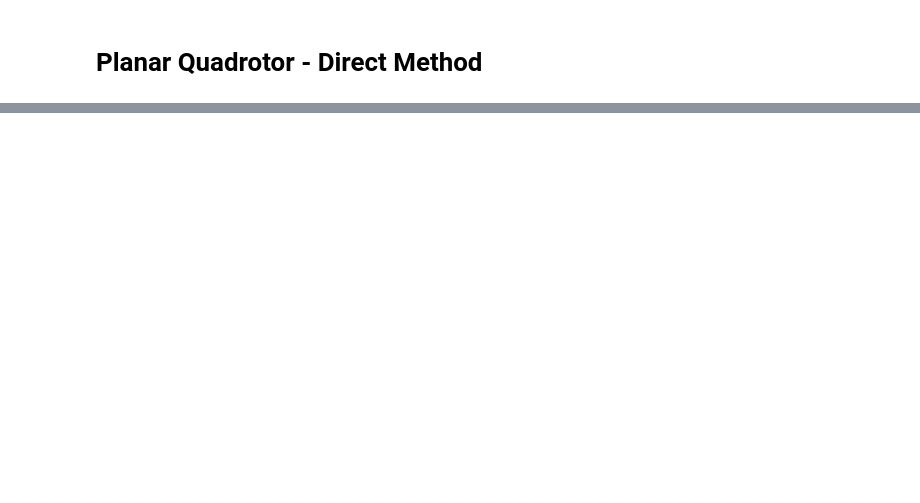
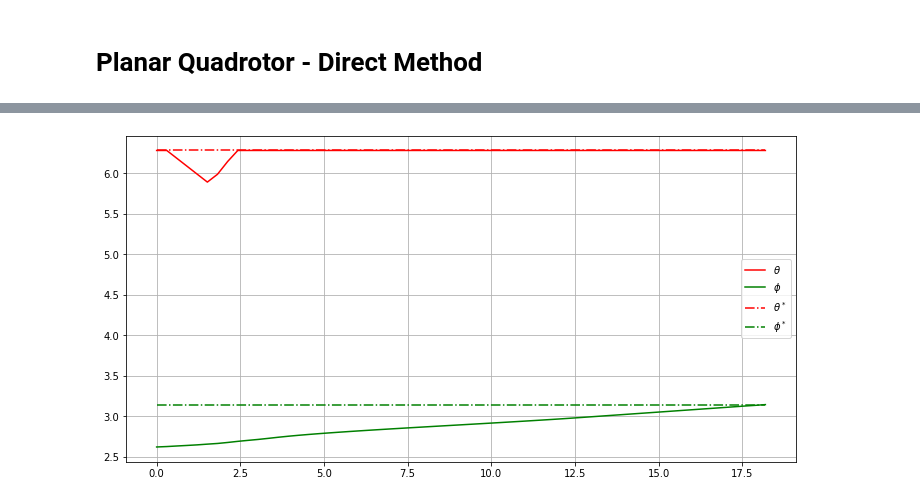
Before and after one commit to PeiChenWu/AA203_Final_Project, a Jupyter notebook: Planar Quadrotor Trajectory Optimization - Direct Method.ipynb, the cells around one changed output, grey strips where cells are left out. Cells and saved outputs as stored; diff of their text form; code cells hidden in the pictures; blank space fills up the shorter version.

Commit message:
fix LQR plots

```diff
--- a/Planar Quadrotor Trajectory Optimization - Direct Method.ipynb
+++ b/Planar Quadrotor Trajectory Optimization - Direct Method.ipynb
@@ -50,7 +52,7 @@ s_dim = 8  # State dimension;
 u_dim = 2  # Control dimension;
 
 
-s_0 = np.array([0, 0, 2*np.pi, np.pi-20*d2r, 0, 0, 0, 0])  # Initial state.
+s_0 = np.array([0, 0, 2*np.pi, np.pi-30*d2r, 0, 0, 0, 0])  # Initial state.
 s_f = np.array([5, 8, 2*np.pi, np.pi, 0, 0, 0, 0])  # Final state.
 
 #t_f = 30  # fixed final time
@@ -183,12 +256,14 @@ plt.show() #this says display the info here
 # %%
 #Now plot the angle vs time
 fig = plt.figure(figsize = (12, 6))
 ax = fig.add_subplot(111, autoscale_on=True) #if you want to strictly set the bounds
 ax.grid() #this allows us to see the grid
-ax.plot(t,s[:, 2],'r',label='$\\dot{\\theta}$') #Note: when using latex in legends, use double instead of single '\' for variables
-ax.plot(t,s[:, 3],'g',label='$\\dot{\\phi}$') #Note: when using latex in legends, use double instead of single '\' for variables
-ax.plot(t,s_f[2]*np.ones_like(t),'-.r',label='$\\dot{\\theta}^*$') #Note: when using latex in legends, use double instead of single '\' for variables
-ax.plot(t,s_f[3]*np.ones_like(t),'-.g',label='$\\dot{\\phi}^*$') #Note: when using latex in legends, use double instead of single '\' for variables
+ax.plot(t,s[:, 2],'r',label='$\\theta$') #Note: when using latex in legends, use double instead of single '\' for variables
+ax.plot(t,s[:, 3],'g',label='$\\phi$') #Note: when using latex in legends, use double instead of single '\' for variables
+ax.plot(t,s_f[2]*np.ones_like(t),'-.r',label='$\\theta^*$') #Note: when using latex in legends, use double instead of single '\' for variables
+ax.plot(t,s_f[3]*np.ones_like(t),'-.g',label='$\\phi^*$') #Note: when using latex in legends, use double instead of single '\' for variables
 ax.legend() #show the legend
 
 plt.show() #this says display the info here
+# %% [output]
+[figure, added]
```
Also changed, not shown: parts of 23 cells of this notebook, 6 other files.
